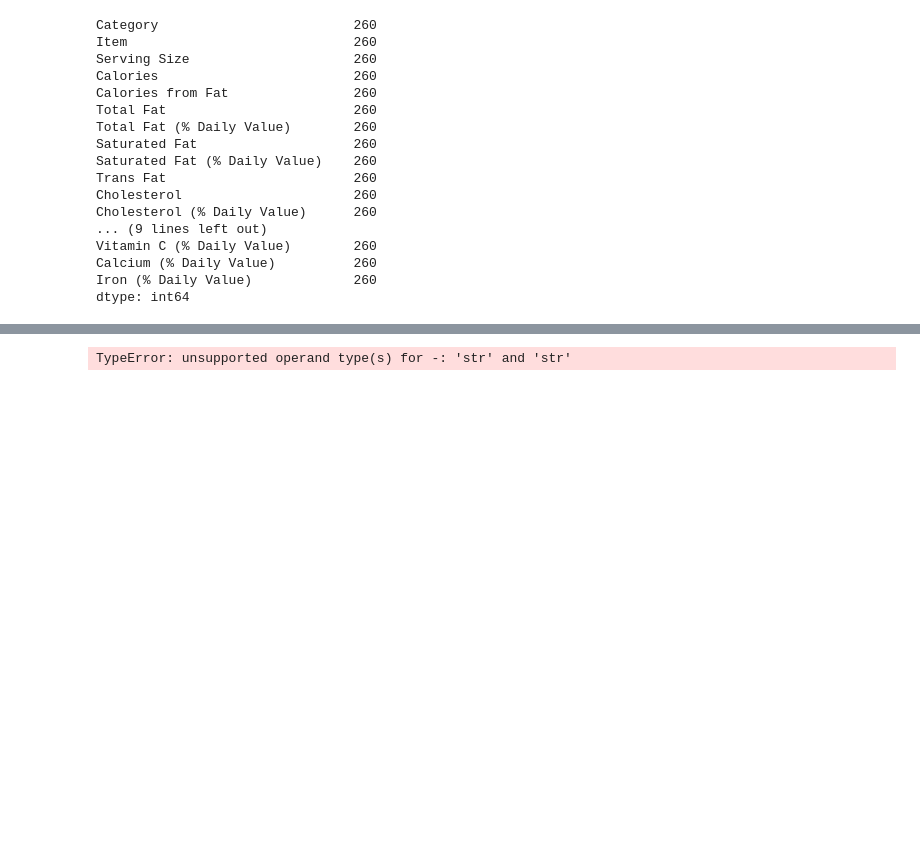
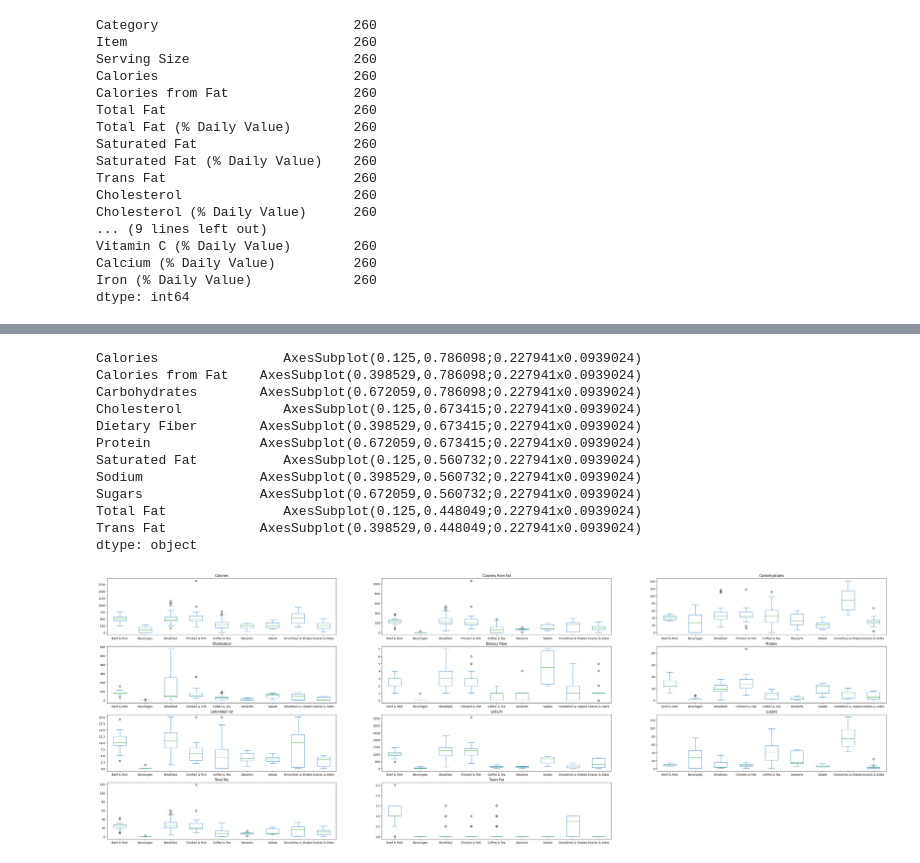
Before and after one commit to antnuen/mcd_recommendations, a Jupyter notebook: mcd_analysis.ipynb, the cells around one changed output, grey strips where cells are left out. Cells and saved outputs as stored; diff of their text form; code cells hidden in the pictures; blank space fills up the shorter version.

```diff
--- a/mcd_analysis.ipynb
+++ b/mcd_analysis.ipynb
@@ -103,4 +106,0 @@ array([[<AxesSubplot: >, <AxesSubplot: >, <AxesSubplot: >],
-# %%
-mcd.diff().hist(color='k', alpha=0.5, bins=50)
-# %% [output]
-TypeError: unsupported operand type(s) for -: 'str' and 'str'
@@ -106,0 +109,16 @@ TypeError: unsupported operand type(s) for -: 'str' and 'str'
+# %%
+mcd.plot(subplots=True, layout=(7,3),figsize=(50,30),kind="box",by='Category')
+# %% [output]
+Calories                AxesSubplot(0.125,0.786098;0.227941x0.0939024)
+Calories from Fat    AxesSubplot(0.398529,0.786098;0.227941x0.0939024)
+Carbohydrates        AxesSubplot(0.672059,0.786098;0.227941x0.0939024)
+Cholesterol             AxesSubplot(0.125,0.673415;0.227941x0.0939024)
+Dietary Fiber        AxesSubplot(0.398529,0.673415;0.227941x0.0939024)
+Protein              AxesSubplot(0.672059,0.673415;0.227941x0.0939024)
+Saturated Fat           AxesSubplot(0.125,0.560732;0.227941x0.0939024)
+Sodium               AxesSubplot(0.398529,0.560732;0.227941x0.0939024)
+Sugars               AxesSubplot(0.672059,0.560732;0.227941x0.0939024)
+Total Fat               AxesSubplot(0.125,0.448049;0.227941x0.0939024)
+Trans Fat            AxesSubplot(0.398529,0.448049;0.227941x0.0939024)
+dtype: object
+[figure, added]
```
Also changed, not shown: parts of 17 cells of this notebook.
